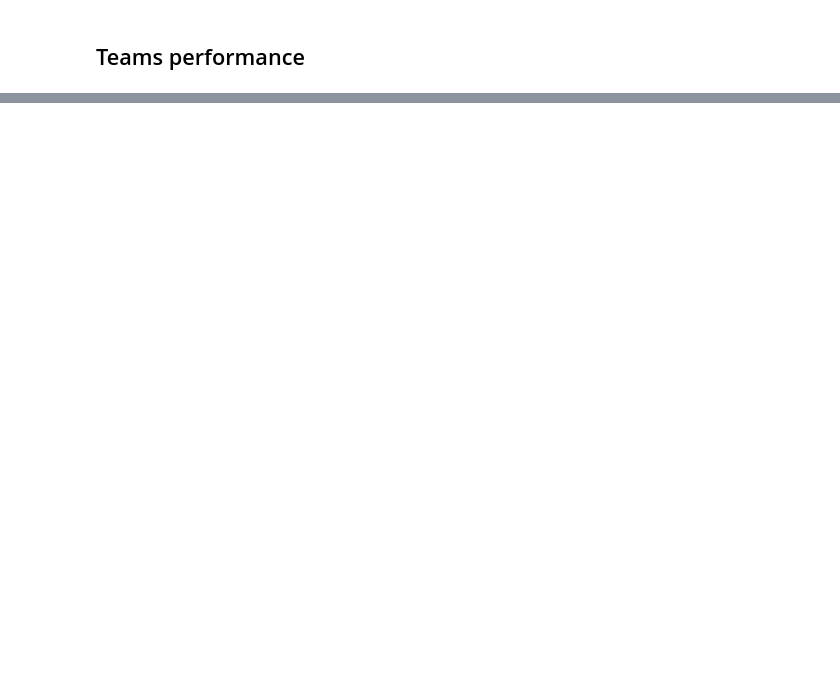
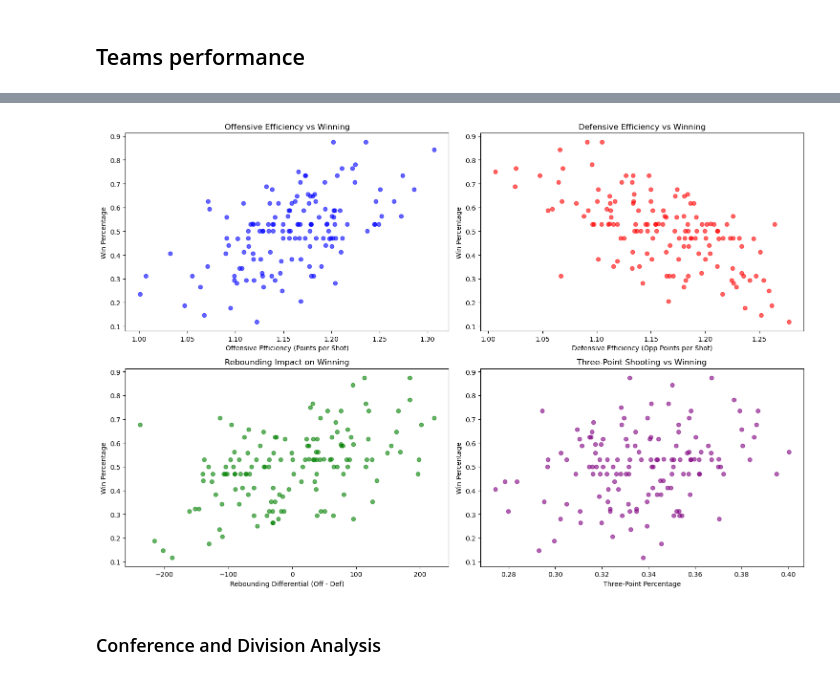
Before and after one commit to diogovenade/ac-wnba, a Jupyter notebook: src/book.ipynb, the cells around one changed output, grey strips where cells are left out. Cells and saved outputs as stored; diff of their text form; code cells hidden in the pictures; blank space fills up the shorter version.

```diff
--- a/src/book.ipynb
+++ b/src/book.ipynb
@@ -132,0 +308,41 @@ Name: won, dtype: int64
+# %%
+# Offensive vs Defensive efficiency analysis
+teams_df['off_efficiency'] = teams_df['o_pts'] / teams_df['o_fga']  # Points per shot attempt
+teams_df['def_efficiency'] = teams_df['d_pts'] / teams_df['d_fga']  # Opponent points per their shot attempt
+teams_df['turnover_ratio'] = teams_df['o_stl'] / teams_df['o_to']   # Steals vs turnovers
+
+fig, axes = plt.subplots(2, 2, figsize=(15, 10))
+
+# Offensive efficiency vs win percentage
+axes[0,0].scatter(teams_df['off_efficiency'], teams_df['win_pct'], alpha=0.6, color='blue')
+axes[0,0].set_xlabel('Offensive Efficiency (Points per Shot)')
+axes[0,0].set_ylabel('Win Percentage')
+axes[0,0].set_title('Offensive Efficiency vs Winning')
+
+# Defensive efficiency vs win percentage (lower is better for defense)
+axes[0,1].scatter(teams_df['def_efficiency'], teams_df['win_pct'], alpha=0.6, color='red')
+axes[0,1].set_xlabel('Defensive Efficiency (Opp Points per Shot)')
+axes[0,1].set_ylabel('Win Percentage')
+axes[0,1].set_title('Defensive Efficiency vs Winning')
+
+# Rebounding analysis
+teams_df['reb_diff'] = teams_df['o_reb'] - teams_df['d_reb']
+axes[1,0].scatter(teams_df['reb_diff'], teams_df['win_pct'], alpha=0.6, color='green')
+axes[1,0].set_xlabel('Rebounding Differential (Off - Def)')
+axes[1,0].set_ylabel('Win Percentage')
+axes[1,0].set_title('Rebounding Impact on Winning')
+
+# Three-point shooting analysis
+teams_df['three_pct'] = teams_df['o_3pm'] / teams_df['o_3pa']
+teams_df['opp_three_pct'] = teams_df['d_3pm'] / teams_df['d_3pa']
+axes[1,1].scatter(teams_df['three_pct'], teams_df['win_pct'], alpha=0.6, color='purple')
+axes[1,1].set_xlabel('Three-Point Percentage')
+axes[1,1].set_ylabel('Win Percentage')
+axes[1,1].set_title('Three-Point Shooting vs Winning')
+
+plt.tight_layout()
+plt.show()
+# %% [output]
+[figure, added]
+# %% [markdown]
+### Conference and Division Analysis
```
Also changed, not shown: parts of 17 cells of this notebook.
